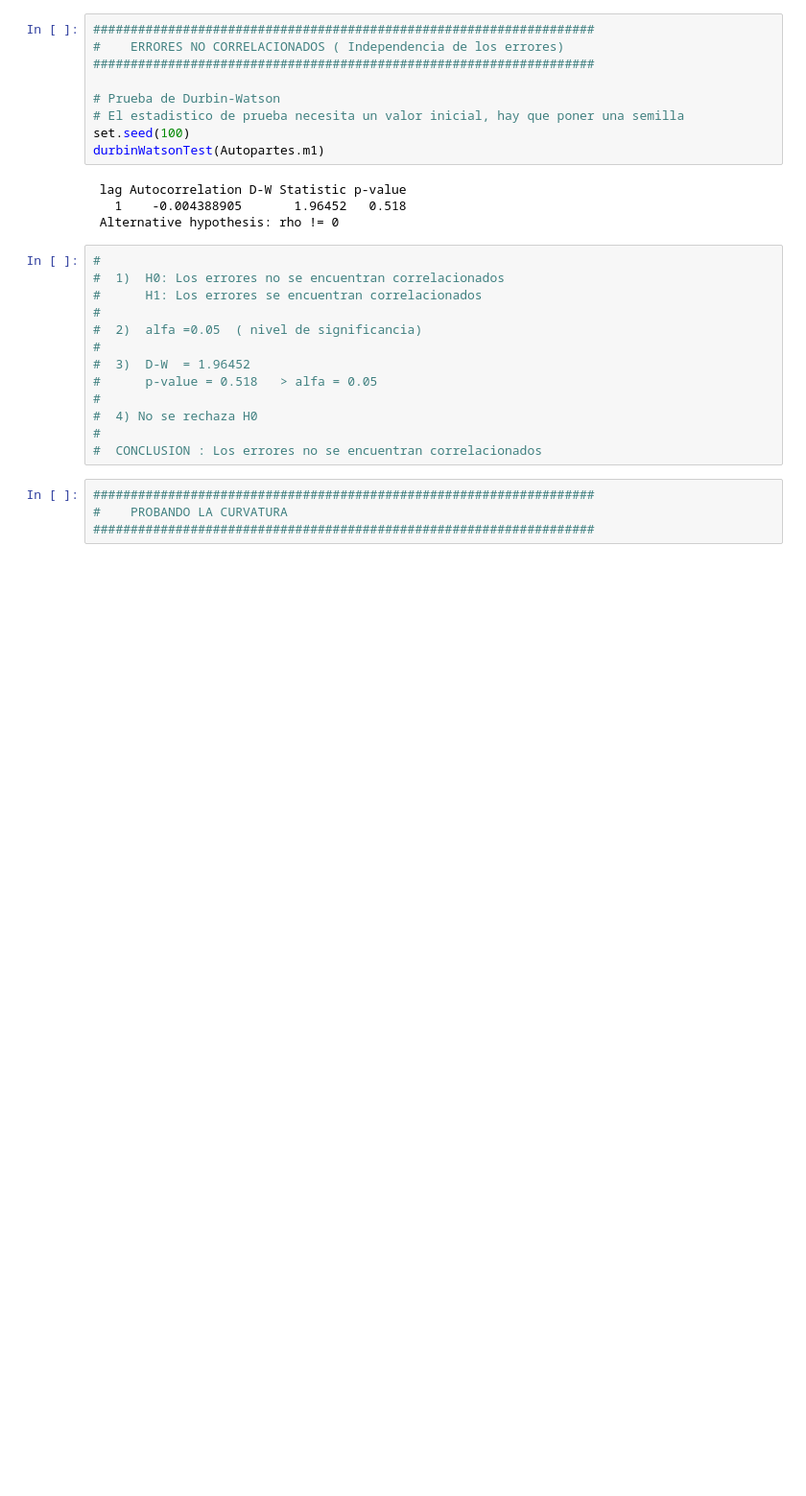
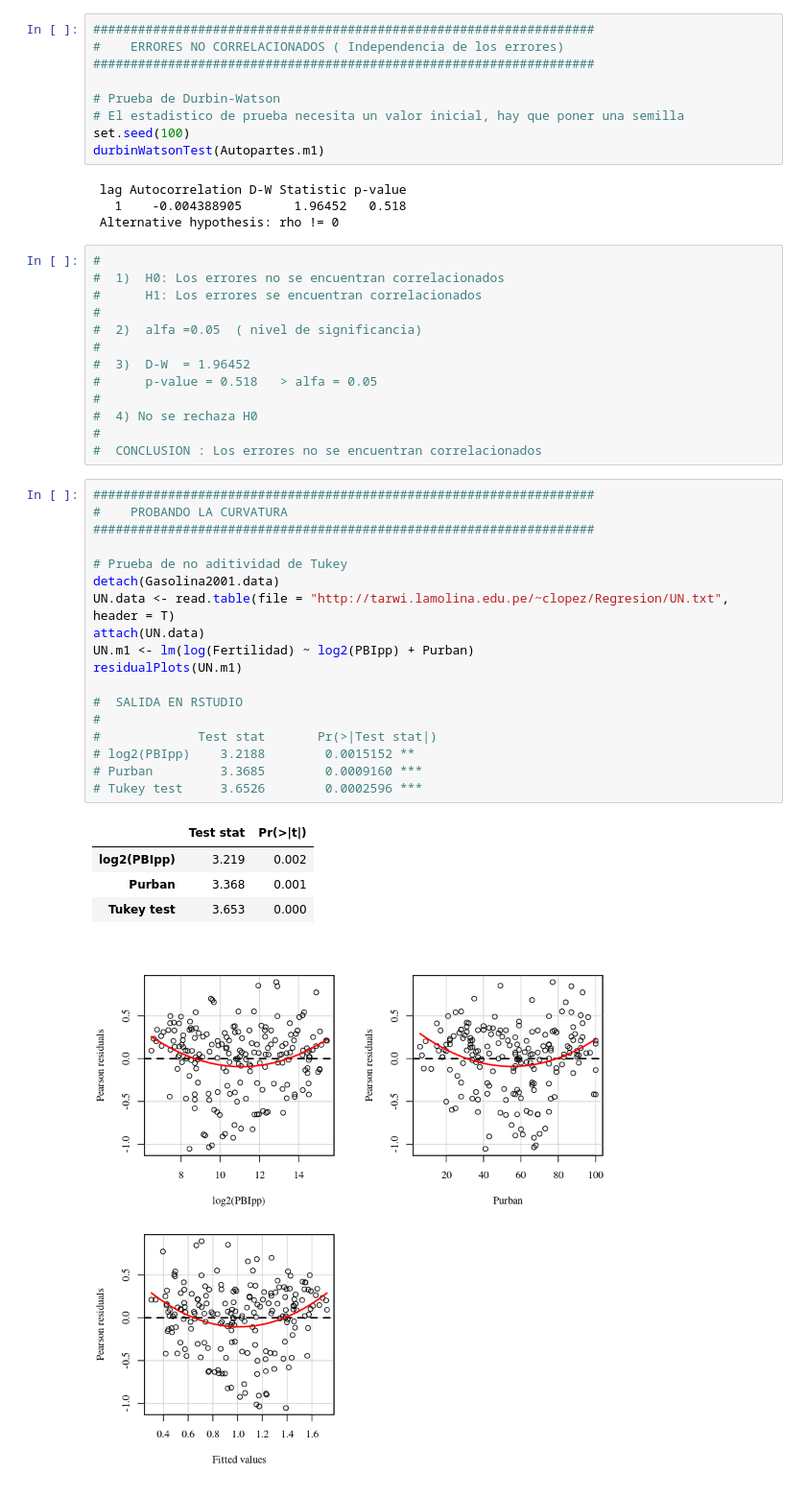
Before and after one commit to jgomezz/MsEstadAplic_MetodosEstadisticos, a Jupyter notebook: RegresionAplicada-12-Residuales.ipynb, the cells around one changed output. Shown at 96% size. Drawn from its saved outputs; the diff is of its cells as text; blank space fills up the shorter version.

```diff
--- a/RegresionAplicada-12-Residuales.ipynb
+++ b/RegresionAplicada-12-Residuales.ipynb
@@ -375,7 +375,27 @@ durbinWatsonTest(Autopartes.m1)
 #  4) No se rechaza H0
 #
 #  CONCLUSION : Los errores no se encuentran correlacionados
-# %%
-###################################################################
-#    PROBANDO LA CURVATURA
-###################################################################
+# %%
+###################################################################
+#    PROBANDO LA CURVATURA
+###################################################################
+
+# Prueba de no aditividad de Tukey
+detach(Gasolina2001.data)
+UN.data <- read.table(file = "http://tarwi.lamolina.edu.pe/~clopez/Regresion/UN.txt", header = T)
+attach(UN.data)
+UN.m1 <- lm(log(Fertilidad) ~ log2(PBIpp) + Purban)
+residualPlots(UN.m1)
+
+#  SALIDA EN RSTUDIO
+#
+#             Test stat       Pr(>|Test stat|)
+# log2(PBIpp)    3.2188        0.0015152 **
+# Purban         3.3685        0.0009160 ***
+# Tukey test     3.6526        0.0002596 ***
+# %% [output]
+|  | Test stat | Pr(>|t|) |
+| log2(PBIpp) | 3.219 | 0.002 |
+| Purban | 3.368 | 0.001 |
+| Tukey test | 3.653 | 0.000 |
+[figure, added]
```
Also changed, not shown: parts of 4 cells of this notebook.
